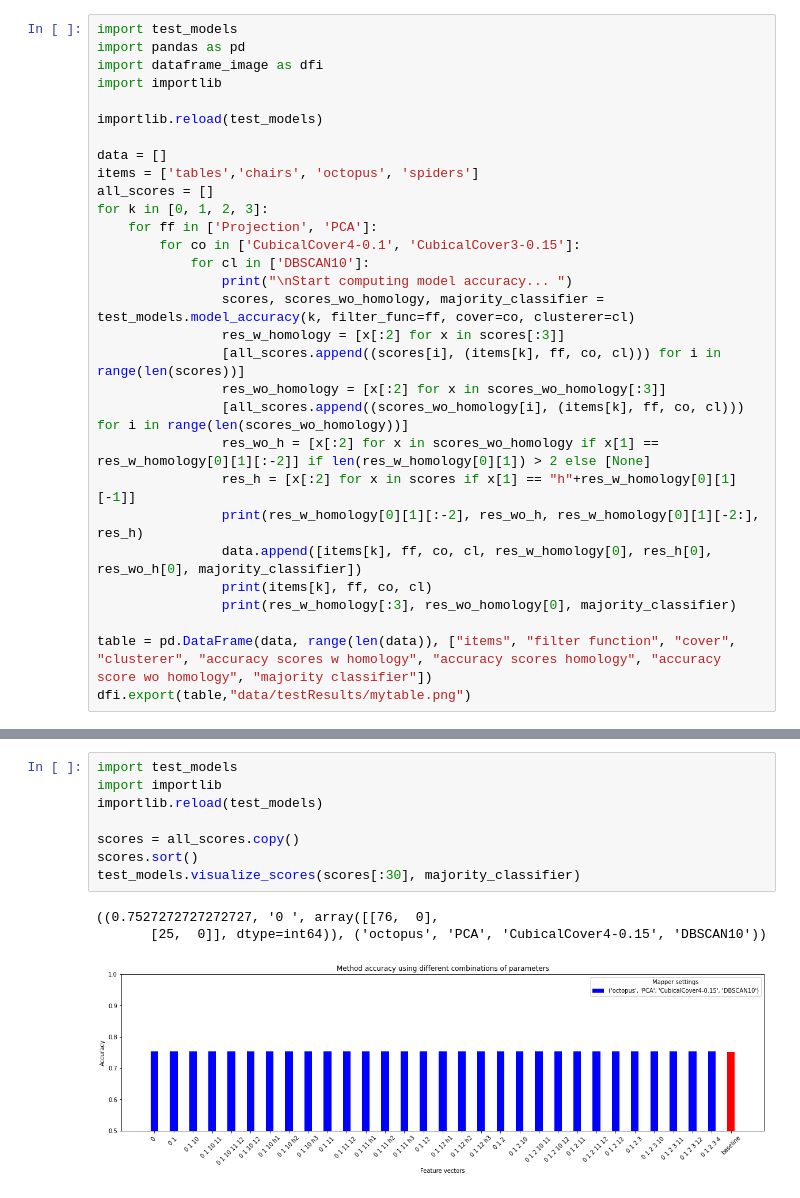
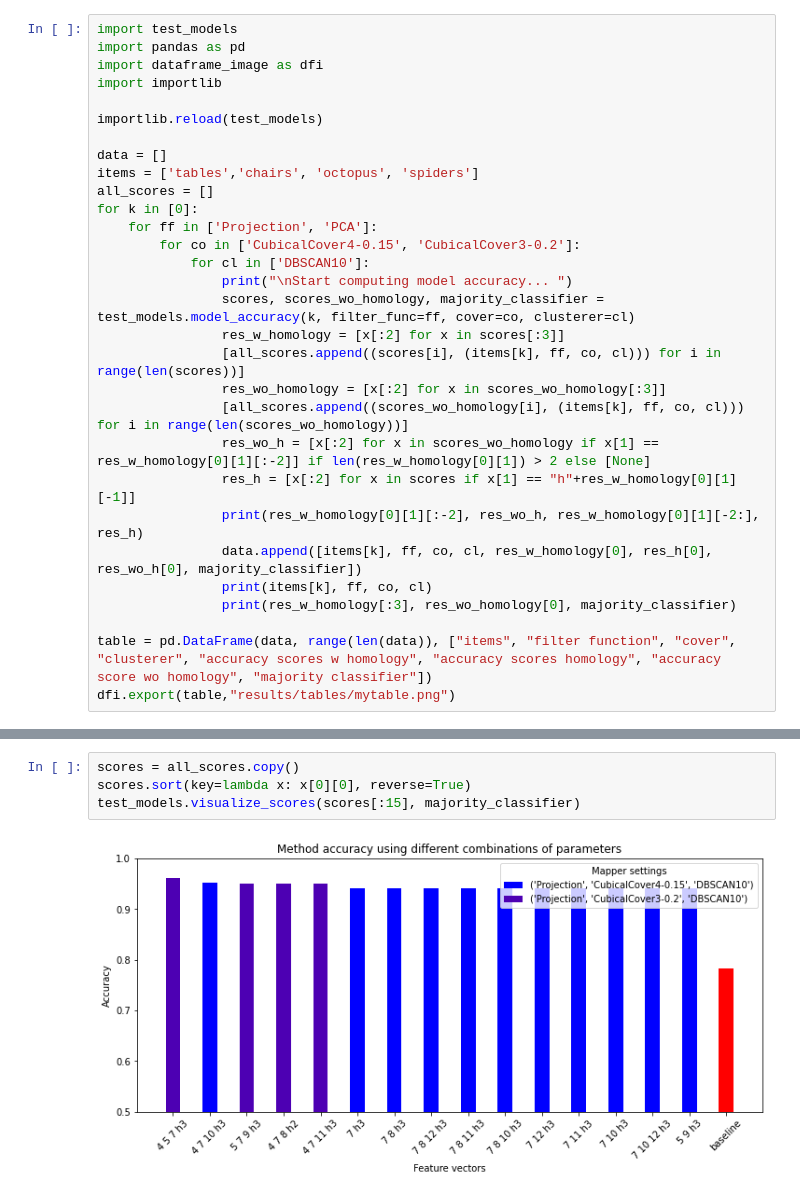
Before and after one commit to gal9/ina-project, a Jupyter notebook: results.ipynb, the cells around one changed output, grey strips where cells are left out. Cells and saved outputs as stored; diff of their text form.

Commit message:
changed result visualization

```diff
--- a/results.ipynb
+++ b/results.ipynb
@@ -9,9 +9,9 @@ importlib.reload(test_models)
 data = []
 items = ['tables','chairs', 'octopus', 'spiders']
 all_scores = []
-for k in [0, 1, 2, 3]:
+for k in [0]:
     for ff in ['Projection', 'PCA']:
-        for co in ['CubicalCover4-0.1', 'CubicalCover3-0.15']:
+        for co in ['CubicalCover4-0.15', 'CubicalCover3-0.2']:
             for cl in ['DBSCAN10']:
                 print("\nStart computing model accuracy... ")
                 scores, scores_wo_homology, majority_classifier = test_models.model_accuracy(k, filter_func=ff, cover=co, clusterer=cl)
@@ -27,5 +27,5 @@ for k in [0, 1, 2, 3]:
                 print(res_w_homology[:3], res_wo_homology[0], majority_classifier)
 
 table = pd.DataFrame(data, range(len(data)), ["items", "filter function", "cover", "clusterer", "accuracy scores w homology", "accuracy scores homology", "accuracy score wo homology", "majority classifier"])
-dfi.export(table,"data/testResults/mytable.png")
+dfi.export(table,"results/tables/mytable.png")
 # %% [output]
@@ -44,12 +49,6 @@ octopus PCA CubicalCover4-0.15 DBSCAN10
 # %%
-import test_models
-import importlib
-importlib.reload(test_models)
-
 scores = all_scores.copy()
-scores.sort()
-test_models.visualize_scores(scores[:30], majority_classifier)
+scores.sort(key=lambda x: x[0][0], reverse=True)
+test_models.visualize_scores(scores[:15], majority_classifier)
 # %% [output]
-((0.7527272727272727, '0 ', array([[76,  0],
-       [25,  0]], dtype=int64)), ('octopus', 'PCA', 'CubicalCover4-0.15', 'DBSCAN10'))
-[figure, old version]
+[figure, new version]
```
Also changed, not shown: parts of 1 cell of this notebook, 19 other files.
